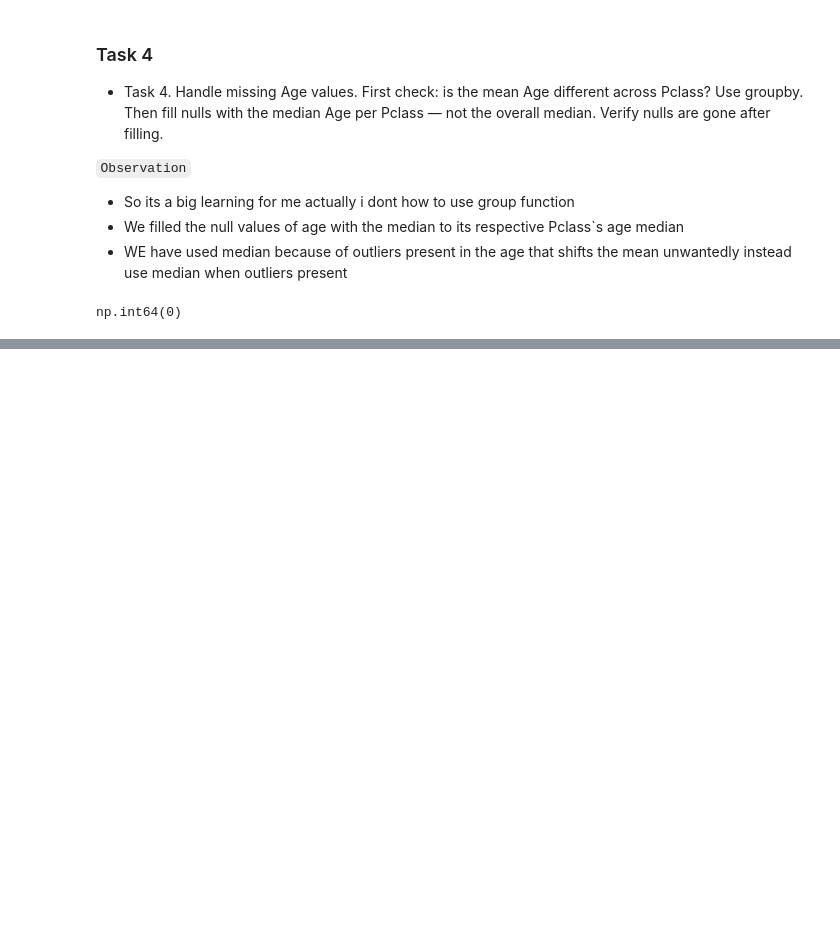
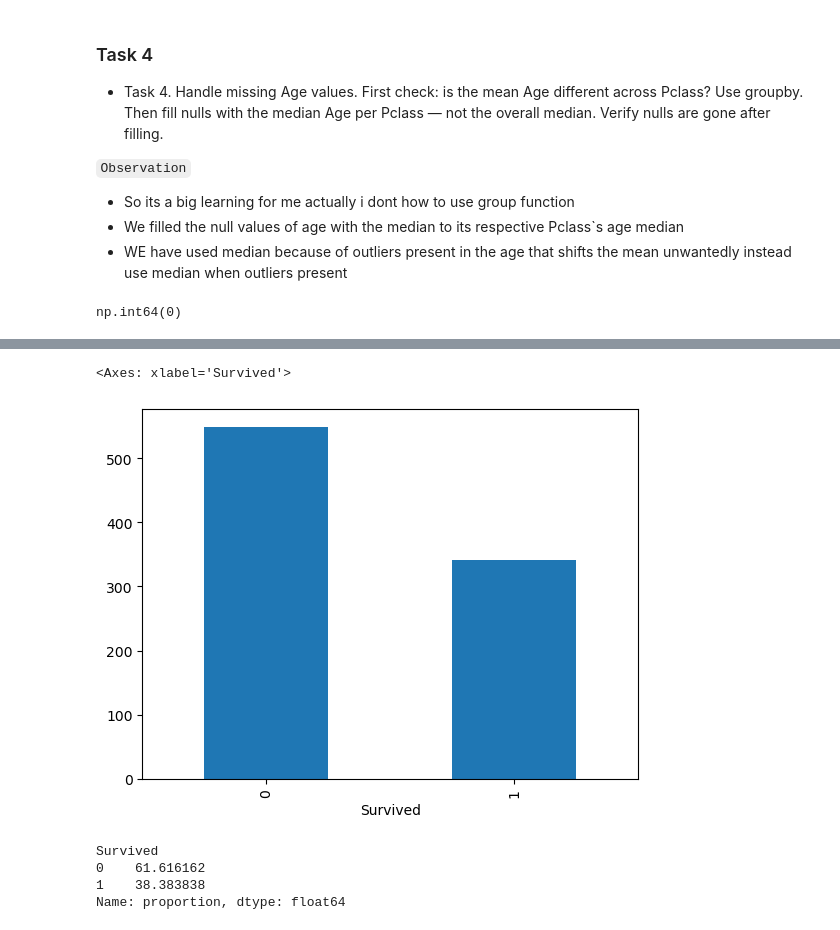
Before and after one commit to NamanTech04/ml-field-notes, a Jupyter notebook: data-analysis/02_titanic/titanic_eda.ipynb, the cells around one changed output, grey strips where cells are left out. Saved outputs shown, nothing was run; the diff lists cells and outputs as text; code cells hidden in the pictures; blank space fills up the shorter version.

```diff
--- a/data-analysis/02_titanic/titanic_eda.ipynb
+++ b/data-analysis/02_titanic/titanic_eda.ipynb
@@ -194,0 +186,2 @@ df.head()
+# %%
+df['Has_cabin'] = df['Cabin'].isnull().map({True: 0, False: 1})
@@ -194,0 +197,2 @@ df.head()
+# %%
+df.drop(columns='Cabin', inplace=True)
@@ -194,0 +238,12 @@ df.head()
+# %%
+df['Survived'].value_counts().plot(kind='bar')
+# %% [output]
+<Axes: xlabel='Survived'>
+[figure, added]
+# %%
+df['Survived'].value_counts(normalize=True)*100
+# %% [output]
+Survived
+0    61.616162
+1    38.383838
+Name: proportion, dtype: float64
```
Also changed, not shown: parts of 23 cells of this notebook.
